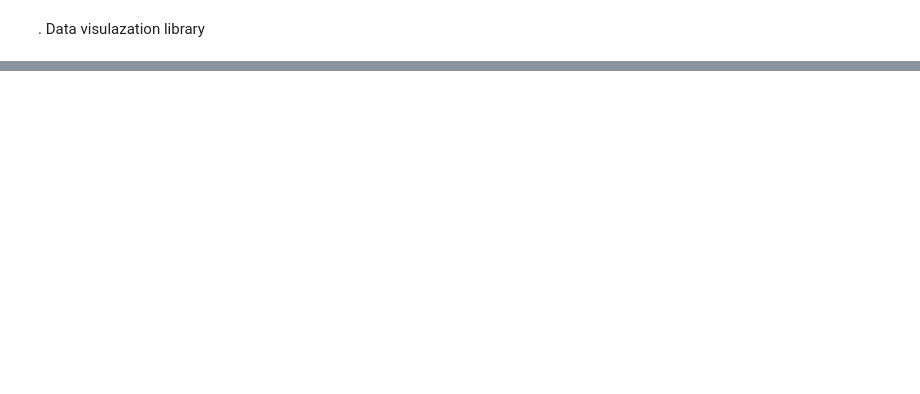
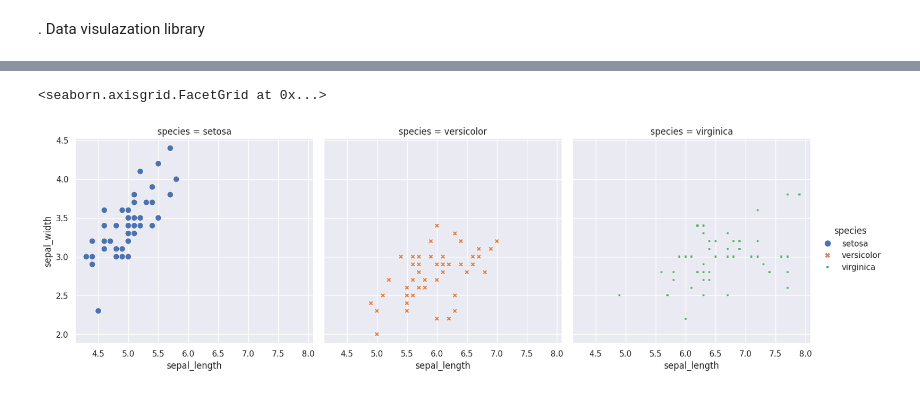
Before and after one commit to sushilsahoo06/Pytorch, a Jupyter notebook: Seborn000.ipynb, the cells around one changed output, grey strips where cells are left out. Saved outputs shown, nothing was run; the diff lists cells and outputs as text; code cells hidden in the pictures; blank space fills up the shorter version.

```diff
--- a/Seborn000.ipynb
+++ b/Seborn000.ipynb
@@ -70,0 +34,4 @@ _ = plt.ylabel('tip')
+# %%
+#load the iris dataset
+iris=sns.load_dataset('iris')
+iris.head()
@@ -70,0 +45,7 @@ _ = plt.ylabel('tip')
+# %%
+sns.relplot(data=iris,x='sepal_length',y='sepal_width',hue='species',style='species',col='species',size='species')
+#hue->>gives color
+#style->>uses different marker styles (e.g., circles, squares)
+# %% [output]
+<seaborn.axisgrid.FacetGrid at 0x...>
+[figure, added]
```
Also changed, not shown: parts of 10 cells of this notebook.
